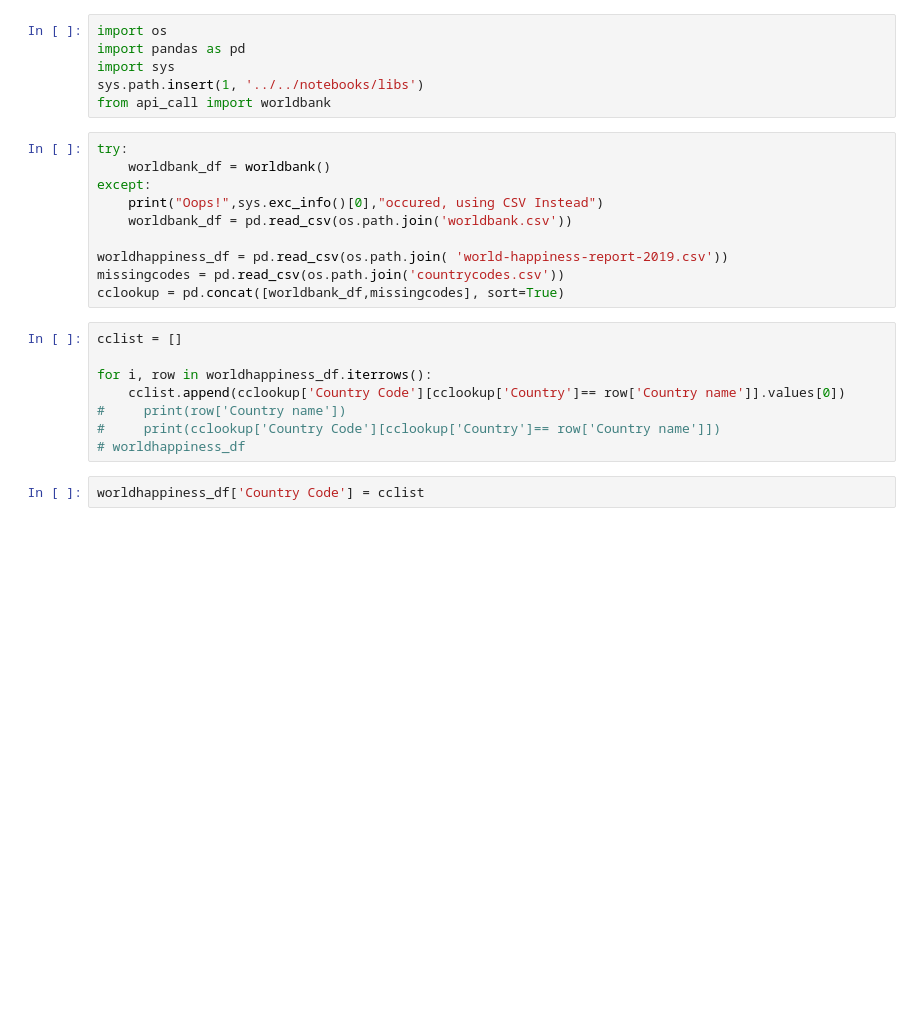
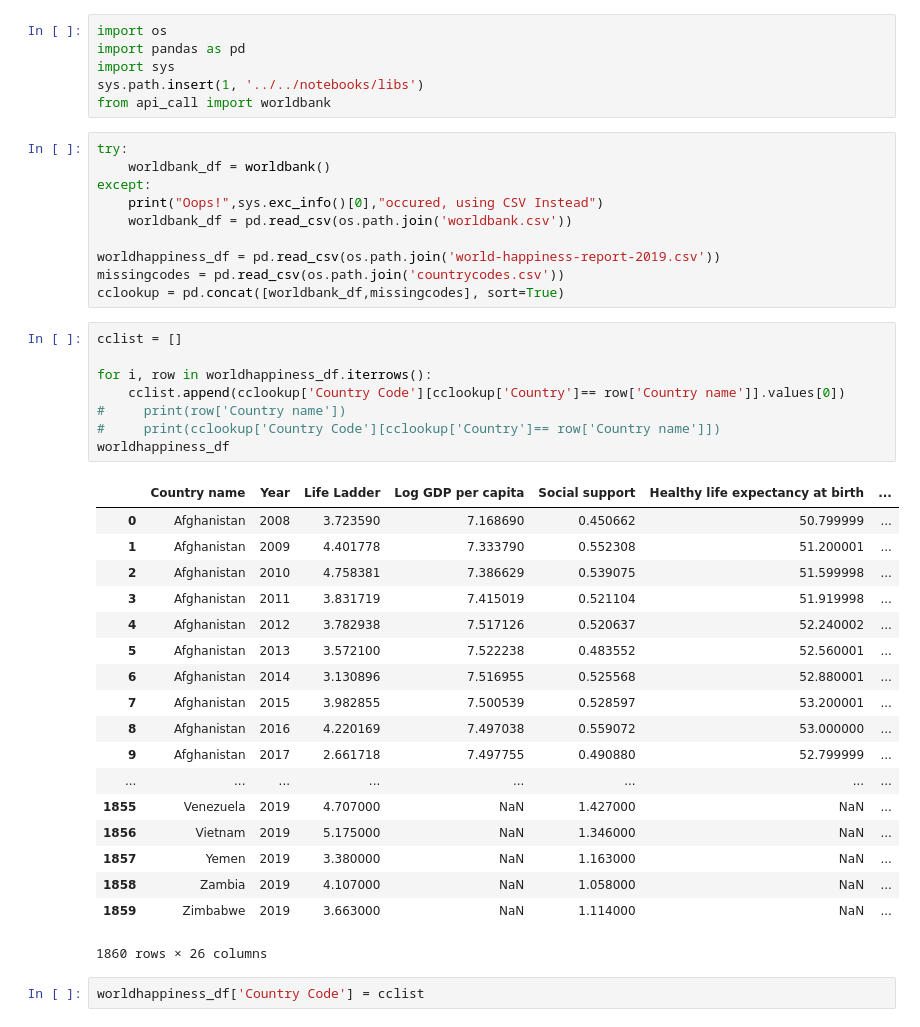
Before and after one commit to gfunk68/teamepic_project1, a Jupyter notebook: data/rawData/prep_happiness_csv.ipynb, the cells around one changed output. Cells and saved outputs as stored; diff of their text form; blank space fills up the shorter version.

Commit message:
added 2019 data into happiness

```diff
--- a/data/rawData/prep_happiness_csv.ipynb
+++ b/data/rawData/prep_happiness_csv.ipynb
@@ -11,17 +11,36 @@ except:
     print("Oops!",sys.exc_info()[0],"occured, using CSV Instead")
     worldbank_df = pd.read_csv(os.path.join('worldbank.csv'))
 
-worldhappiness_df = pd.read_csv(os.path.join( 'world-happiness-report-2019.csv'))
+worldhappiness_df = pd.read_csv(os.path.join('world-happiness-report-2019.csv'))
 missingcodes = pd.read_csv(os.path.join('countrycodes.csv'))
 cclookup = pd.concat([worldbank_df,missingcodes], sort=True)
 # %%
 cclist = []
 
 for i, row in worldhappiness_df.iterrows():
     cclist.append(cclookup['Country Code'][cclookup['Country']== row['Country name']].values[0])
 #     print(row['Country name'])
 #     print(cclookup['Country Code'][cclookup['Country']== row['Country name']])
-# worldhappiness_df
+worldhappiness_df
+# %% [output]
+|  | Country name | Year | Life Ladder | Log GDP per capita | Social support | Healthy life expectancy at birth | ... |
+| 0 | Afghanistan | 2008 | 3.723590 | 7.168690 | 0.450662 | 50.799999 | ... |
+| 1 | Afghanistan | 2009 | 4.401778 | 7.333790 | 0.552308 | 51.200001 | ... |
+| 2 | Afghanistan | 2010 | 4.758381 | 7.386629 | 0.539075 | 51.599998 | ... |
+| 3 | Afghanistan | 2011 | 3.831719 | 7.415019 | 0.521104 | 51.919998 | ... |
+| 4 | Afghanistan | 2012 | 3.782938 | 7.517126 | 0.520637 | 52.240002 | ... |
+| 5 | Afghanistan | 2013 | 3.572100 | 7.522238 | 0.483552 | 52.560001 | ... |
+| 6 | Afghanistan | 2014 | 3.130896 | 7.516955 | 0.525568 | 52.880001 | ... |
+| 7 | Afghanistan | 2015 | 3.982855 | 7.500539 | 0.528597 | 53.200001 | ... |
+| 8 | Afghanistan | 2016 | 4.220169 | 7.497038 | 0.559072 | 53.000000 | ... |
+| 9 | Afghanistan | 2017 | 2.661718 | 7.497755 | 0.490880 | 52.799999 | ... |
+| ... | ... | ... | ... | ... | ... | ... | ... |
+| 1855 | Venezuela | 2019 | 4.707000 | NaN | 1.427000 | NaN | ... |
+| 1856 | Vietnam | 2019 | 5.175000 | NaN | 1.346000 | NaN | ... |
+| 1857 | Yemen | 2019 | 3.380000 | NaN | 1.163000 | NaN | ... |
+| 1858 | Zambia | 2019 | 4.107000 | NaN | 1.058000 | NaN | ... |
+| 1859 | Zimbabwe | 2019 | 3.663000 | NaN | 1.114000 | NaN | ... |
+1860 rows × 26 columns
 # %%
 worldhappiness_df['Country Code'] = cclist
 # %%
```
Also changed, not shown: parts of 1 cell of this notebook, 2 other files.
